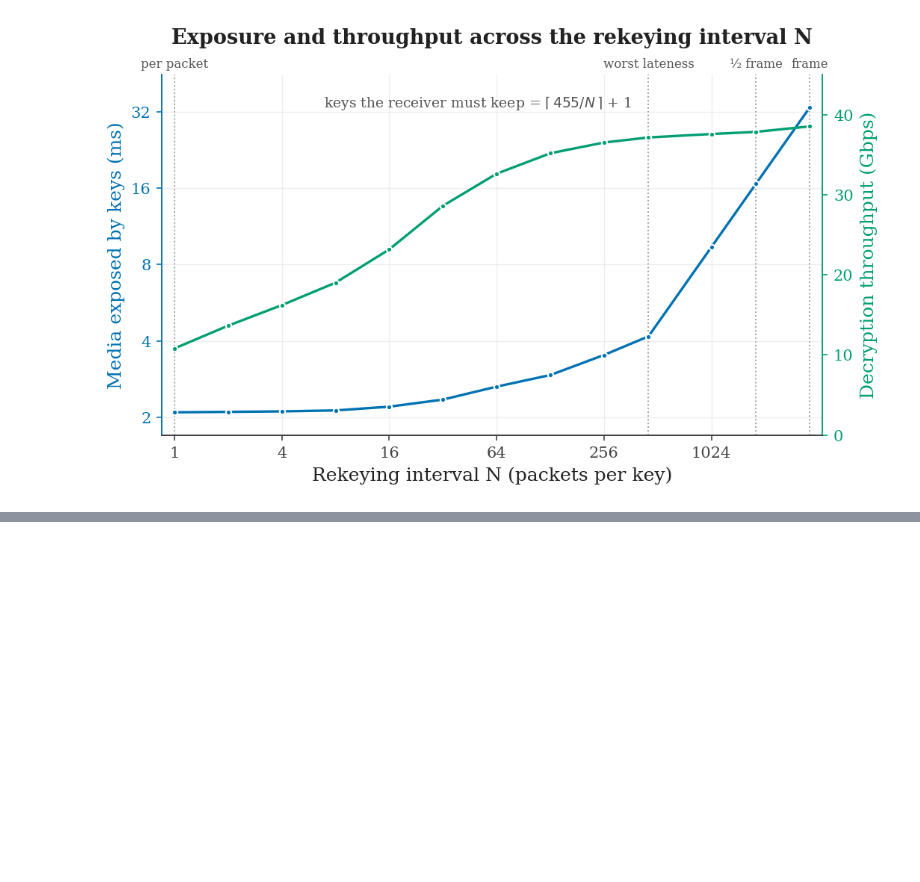
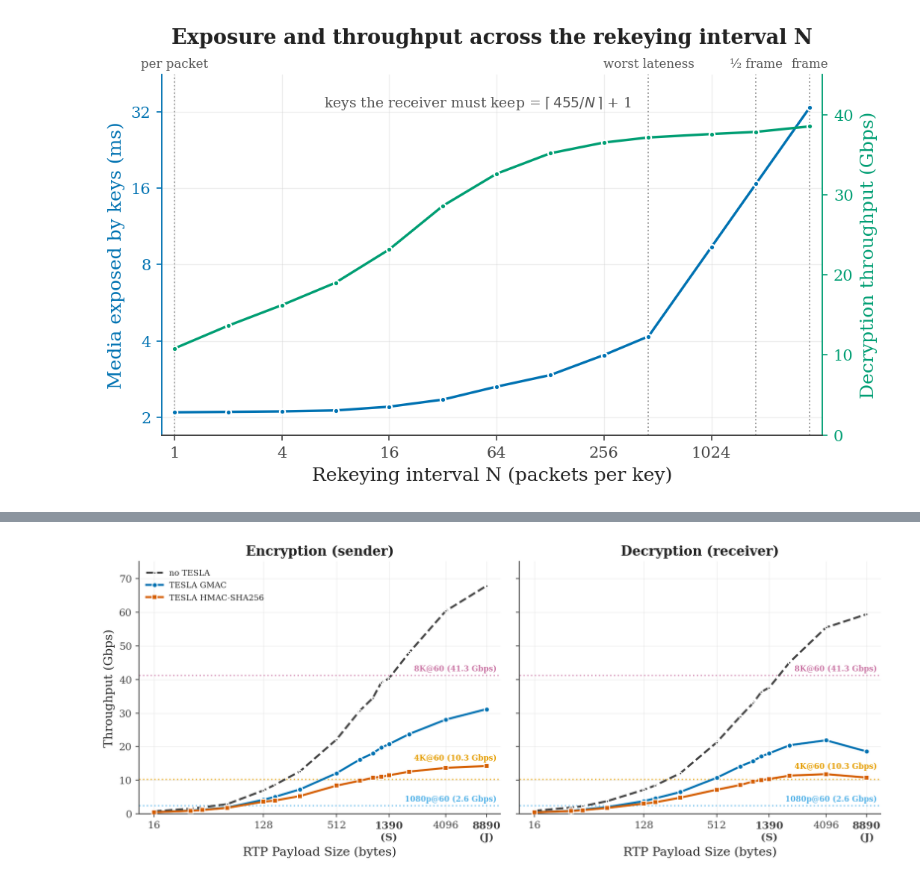
Before and after one commit to spring-epfl/SafeCast, a Jupyter notebook: figures_from_benches.ipynb, the cells around one changed output, grey strips where cells are left out. Drawn from its saved outputs; the diff is of its cells as text; code cells hidden in the pictures; blank space fills up the shorter version.

Commit message:
TESLA bench figures

```diff
--- a/figures_from_benches.ipynb
+++ b/figures_from_benches.ipynb
@@ -2017,0 +2027,68 @@ plt.show()
+# %%
+# --- Figure 18: TESLA authentication throughput ---
+import csv
+
+# one row per measured variant: tesla[(side, mac)][payload] = Gbit/s
+TESLA_CSV = Path('benches/results/tesla_throughput/raw.csv')
+tesla = {}
+with open(TESLA_CSV) as f:
+    for r in csv.DictReader(f):
+        tesla.setdefault((r['side'], r['mac']), {})[int(r['payload'])] = float(r['gbps'])
+
+# the three lines per panel: no TESLA (the baseline), and TESLA under
+# each MAC algorithm
+TESLA_LINES = [
+    ('none', 'no TESLA',          '#444444', '--', '.'),
+    ('gmac', 'TESLA GMAC',        '#0072B2', '-',  'o'),
+    ('hmac', 'TESLA HMAC-SHA256', '#D55E00', '-',  's'),
+]
+
+# the payload x-axis, as in fig9/fig11 but with the TESLA-safe MTU
+# anchors: TESLA appends a 34-byte extension to every packet, so the
+# payload must shrink by 34 bytes (1424 -> 1390, 8924 -> 8890) for the
+# packet to still fit the MTU
+TESLA_XT = [16, 128, 512, 1390, 4096, 8890]
+TESLA_XL = ['16', '128', '512', '1390\n(S)', '4096', '8890\n(J)']
+
+# two panels sharing the y axis: encryption left, decryption right
+fig, axes = plt.subplots(1, 2, figsize=(11, 4.6), sharey=True)
+for ax, side, title in [(axes[0], 'sender', 'Encryption (sender)'),
+                        (axes[1], 'receiver', 'Decryption (receiver)')]:
+    for mac, label, color, ls, marker in TESLA_LINES:
+        xs = np.array(sorted(tesla[(side, mac)].keys()))
+        ys = np.array([tesla[(side, mac)][s] for s in xs])
+        ax.plot(xs, ys, color=color, ls=ls, marker=marker,
+                lw=2, markersize=5, zorder=5, label=label)
+
+    # required-bitrate reference lines
+    for name, br, col in GRAN_VIDEO:
+        ax.axhline(br, color=col, ls=':', lw=1.4, alpha=0.7)
+        # the 4K label needs lifting (otherwise overlaps with
+        # the bitrate text)
+        offset = 0.6
+        if name.startswith('4K'):
+            offset = 5.0 if side == 'sender' else 2.6
+        ax.text(0.99, br + offset, f'{name} ({br:.1f} Gbps)',
+                transform=ax.get_yaxis_transform(), ha='right', va='bottom',
+                fontsize=7.5, color=col, fontweight='bold')
+
+    ax.set_xscale('log', base=2)
+    ax.set_xticks(TESLA_XT); ax.set_xticklabels(TESLA_XL)
+    ax.xaxis.set_minor_formatter(ticker.NullFormatter())
+    for lbl in ax.xaxis.get_ticklabels():
+        if '(S)' in lbl.get_text() or '(J)' in lbl.get_text():
+            lbl.set_fontweight('bold')
+    ax.set_xlabel('RTP Payload Size (bytes)')
+    ax.set_xlim(12, 8890 * 1.3)
+    ax.set_title(title)
+
+axes[0].set_ylabel('Throughput (Gbps)')
+axes[0].set_ylim(0, 75)
+axes[0].legend(loc='upper left', fontsize=8)
+
+plt.tight_layout()
+plt.savefig(FIGURES_DIR / 'fig18_tesla_throughput.pdf')
+plt.savefig(FIGURES_DIR / 'fig18_tesla_throughput.png')
+plt.show()
+# %% [output]
+[figure, added]
```
Also changed, not shown: parts of 47 cells of this notebook, 6 other files.
